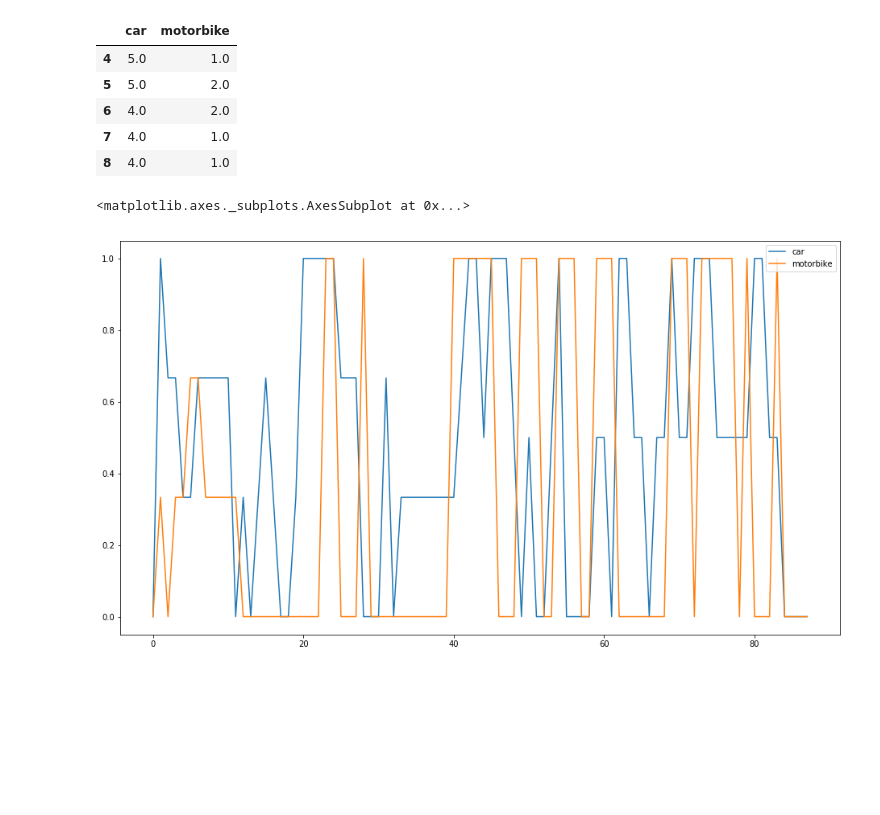
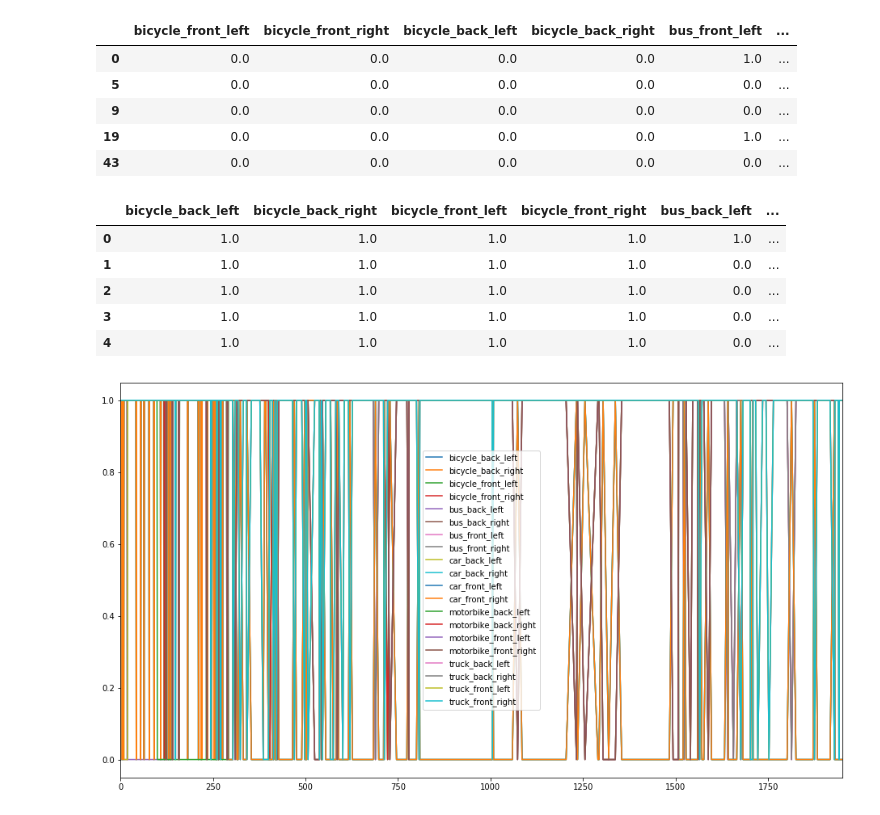
Before and after one commit to vvc-unal/vvc, a Jupyter notebook: notebooks/Results.ipynb, the cells around one changed output. Cells and saved outputs as stored; diff of their text form; code cells hidden in the pictures; blank space fills up the shorter version.

Commit message:
Compare with CVAT annotations

```diff
--- a/notebooks/Results.ipynb
+++ b/notebooks/Results.ipynb
@@ -18,12 +23,16 @@ from vvc import config
 # %%
 dataset_folder = config.video_folder
 
-experiment_folder = os.path.join(config.base_folder, 'Videos', 'yolov3-transfer')
+model_name = 'YOLOv3'
 
-annotations_file = 'MOV_0861.mp4.json'
+experiment_folder = os.path.join(config.base_folder, 'Videos', 'vvc')
 
-test_file = os.path.join(dataset_folder, annotations_file)
-experiment_file = os.path.join(experiment_folder, annotations_file)
+video_name = 'CL 53 X CRA 60 910-911'
+
+file_extension = '.mp4.json'
+
+test_file = os.path.join(dataset_folder, 'cvat', video_name + '.xml')
+experiment_file = os.path.join(experiment_folder, video_name, model_name + file_extension)
 
 experiment_file
 # %% [output]
@@ -101,6 +156,17 @@ def vvc_to_df(json_file):
     df = df.sort_index(kind='mergesort')
     df = df.reindex(sorted(df.columns), axis=1)
 
+    exp = pd.DataFrame()
+
+    # Set the values for each perspective
+    for column in df.columns:
+        for fb_side in ['front', 'back']:
+            for lr_side in ['left', 'right']:
+                tag = column + '_' + fb_side + '_' + lr_side
+                exp[tag] = df[column]
+
+    exp = exp.sort_index(kind='mergesort')
+
     times = pd.DataFrame.from_dict(time_summary, orient='index')
     times = times.apply(pd.to_datetime)
     original_columns = times.columns
@@ -112,22 +178,23 @@ def vvc_to_df(json_file):
     times = times.drop(columns=original_columns)
     times = times.astype('timedelta64[ms]')
 
-    return df, times
+    return exp, times
 
 experiment, times = vvc_to_df(experiment_file)
-experiment.iloc[4:].head()
+experiment.iloc[:].head()
 # %% [output]
-|  | car | motorbike |
-| 4 | 5.0 | 1.0 |
-| 5 | 5.0 | 2.0 |
-| 6 | 4.0 | 2.0 |
-| 7 | 4.0 | 1.0 |
-| 8 | 4.0 | 1.0 |
+|  | bicycle_front_left | bicycle_front_right | bicycle_back_left | bicycle_back_right | bus_front_left | ... |
+| 0 | 0.0 | 0.0 | 0.0 | 0.0 | 1.0 | ... |
+| 5 | 0.0 | 0.0 | 0.0 | 0.0 | 0.0 | ... |
+| 9 | 0.0 | 0.0 | 0.0 | 0.0 | 0.0 | ... |
+| 19 | 0.0 | 0.0 | 0.0 | 0.0 | 1.0 | ... |
+| 43 | 0.0 | 0.0 | 0.0 | 0.0 | 0.0 | ... |
 # %%
 def calc_precision(test, experiment):
-    error = test.sub(experiment, axis='columns', fill_value=0).abs().div(test, fill_value=0)
 
-    error = error.where(error <= 1, 1) # Max error is 1
+    max_df = test.combine(experiment, np.maximum)
+
+    error = test.sub(experiment, axis='columns', fill_value=0).abs().div(max_df, fill_value=0)
 
     error = error.replace([np.inf, -np.inf], 1)
     error = error.fillna(0)
@@ -139,8 +206,15 @@ def calc_precision(test, experiment):
 # %%
 precision = calc_precision(test, experiment)
 
 precision.plot(figsize=(16, 9))
+
+precision.head()
 # %% [output]
-<matplotlib.axes._subplots.AxesSubplot at 0x...>
+|  | bicycle_back_left | bicycle_back_right | bicycle_front_left | bicycle_front_right | bus_back_left | ... |
+| 0 | 1.0 | 1.0 | 1.0 | 1.0 | 1.0 | ... |
+| 1 | 1.0 | 1.0 | 1.0 | 1.0 | 0.0 | ... |
+| 2 | 1.0 | 1.0 | 1.0 | 1.0 | 0.0 | ... |
+| 3 | 1.0 | 1.0 | 1.0 | 1.0 | 0.0 | ... |
+| 4 | 1.0 | 1.0 | 1.0 | 1.0 | 0.0 | ... |
-[figure, old version]
+[figure, new version]
 # %%
```
Also changed, not shown: parts of 9 cells of this notebook, 3 other files.
